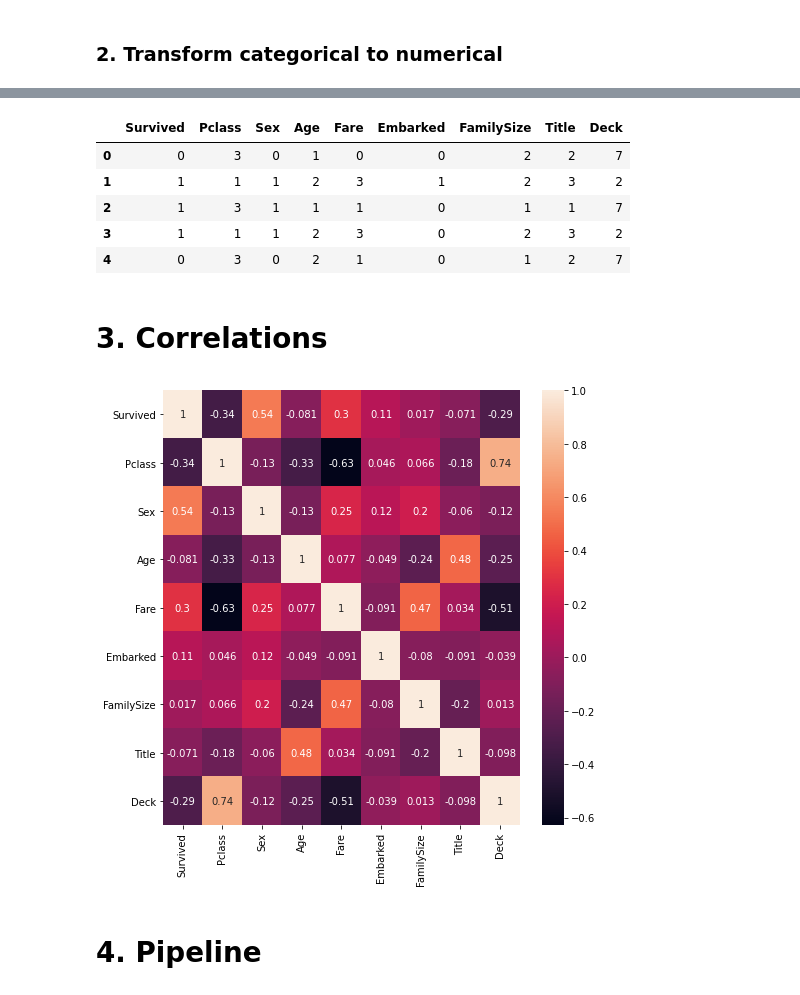
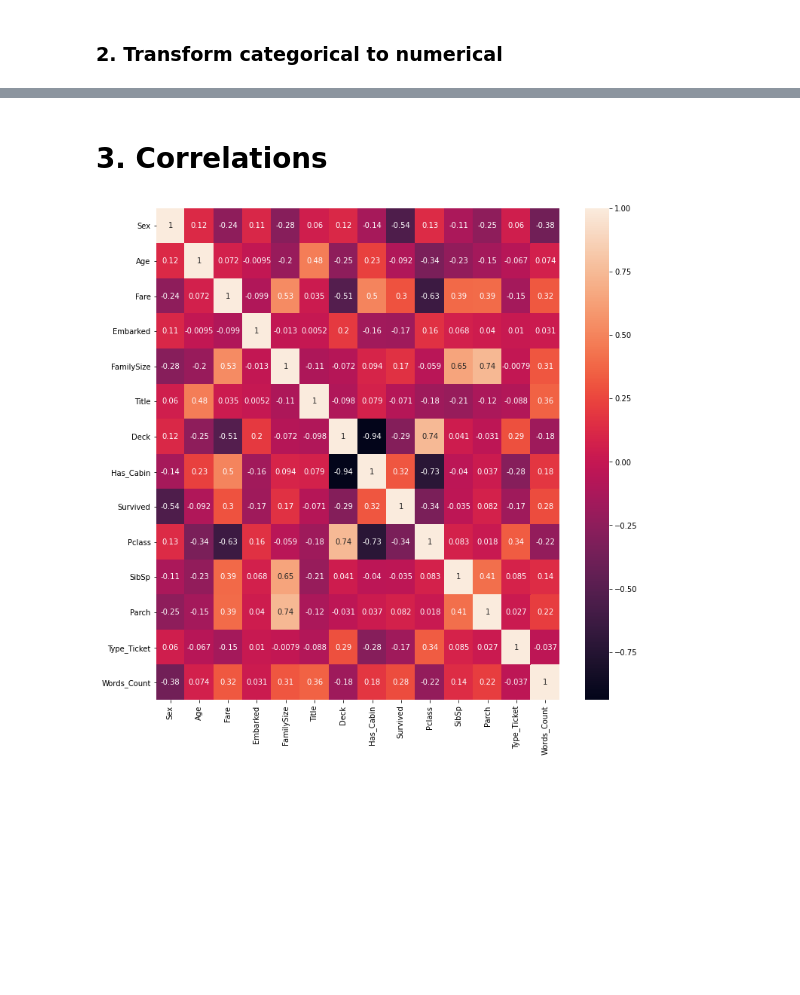
Before and after one commit to leoregino/Titanic, a Jupyter notebook: notebooks/exploration/MV_01_EDA.ipynb, the cells around one changed output, grey strips where cells are left out. Saved outputs shown, nothing was run; the diff lists cells and outputs as text; code cells hidden in the pictures; blank space fills up the shorter version.

```diff
--- a/notebooks/exploration/MV_01_EDA.ipynb
+++ b/notebooks/exploration/MV_01_EDA.ipynb
@@ -489,3 +520,8 @@ train = utils.get_embarked_bayes(train)
+# %%
+# extra
+train = utils.get_if_cabin(train)
+train = utils.get_type_ticket(train)
+train = utils.get_count_name(train)
 # %% [markdown]
 ### 2. Transform categorical to numerical
 # %%
@@ -515,8 +547,6 @@ array(['female', 'male'], dtype=object)
-# %%
-# Modify dataframe
-train = utils.transform_cat_to_num(train)
 # %%
-to_drop = ['PassengerId','SibSp','Parch', 'Ticket', 'Cabin' ,'Name']
+to_drop = ['PassengerId','Ticket', 'Cabin' ,'Name']
 
 # remove no longer useful features
 train = utils.drop_features(train, to_drop)
+train.head(2)
@@ -522,0 +557,8 @@ train = utils.drop_features(train, to_drop)
+# %%
+# get numeric features
+other_features   = ['Survived', 'Pclass', 'SibSp', 'Parch', 'Type_Ticket', 'Words_Count']
+cat_ord_features = ['Sex', 'Age', 'Fare', 'Embarked', 'FamilySize', 'Title', 'Deck', 'Has_Cabin']
+cat_hot_features = [ ]
+
+train = pipeline.pipeline_features(train, cat_ord_features, cat_hot_features, other_features)
+train.head(2)
@@ -542,33 +589,22 @@ memory usage: 62.8 KB
-# %%
-train.head()
-# %% [output]
-|  | Survived | Pclass | Sex | Age | Fare | Embarked | FamilySize | Title | Deck |
-| 0 | 0 | 3 | 0 | 1 | 0 | 0 | 2 | 2 | 7 |
-| 1 | 1 | 1 | 1 | 2 | 3 | 1 | 2 | 3 | 2 |
-| 2 | 1 | 3 | 1 | 1 | 1 | 0 | 1 | 1 | 7 |
-| 3 | 1 | 1 | 1 | 2 | 3 | 0 | 2 | 3 | 2 |
-| 4 | 0 | 3 | 0 | 2 | 1 | 0 | 1 | 2 | 7 |
 # %% [markdown]
 # 3. Correlations
 # %%
 # ref: https://likegeeks.com/python-correlation-matrix/
 correlation_mat = train.corr() # Compute Pearson’s correlation coefficient
 
 # ** A large positive value (near to 1.0) indicates a strong positive correlation, i.e., if the value of
 # one of the variables increases, the value of the other variable increases as well
 # ** A large negative value (near to -1.0) indicates a strong negative correlation, i.e., the value of one
 # variable decreases with the other’s increasing and vice-versa
 # ** A value near to 0 (both positive or negative) indicates the absence of any correlation
 # between the two variables, and hence those variables are independent of each other
 
+plt.figure(figsize=(12,12))
 sns.heatmap(correlation_mat, annot = True)
-
 plt.show()
 
 # coments
 # Pclass and Fare seems to be slightly anti-correlated
 # Sex and survival are quite correlated
 # %% [output]
-[figure, old version]
+[figure, new version]
-# %% [markdown]
-# 4. Pipeline
```
Also changed, not shown: parts of 38 cells of this notebook, 5 other files.
